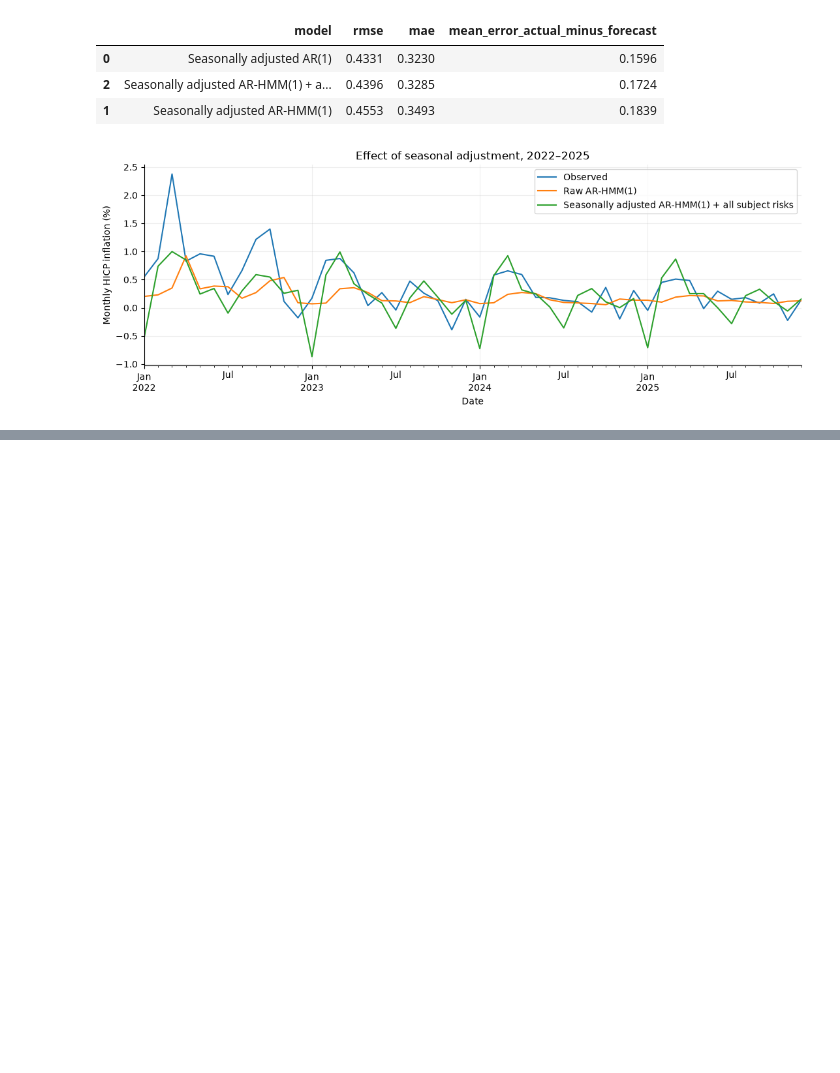
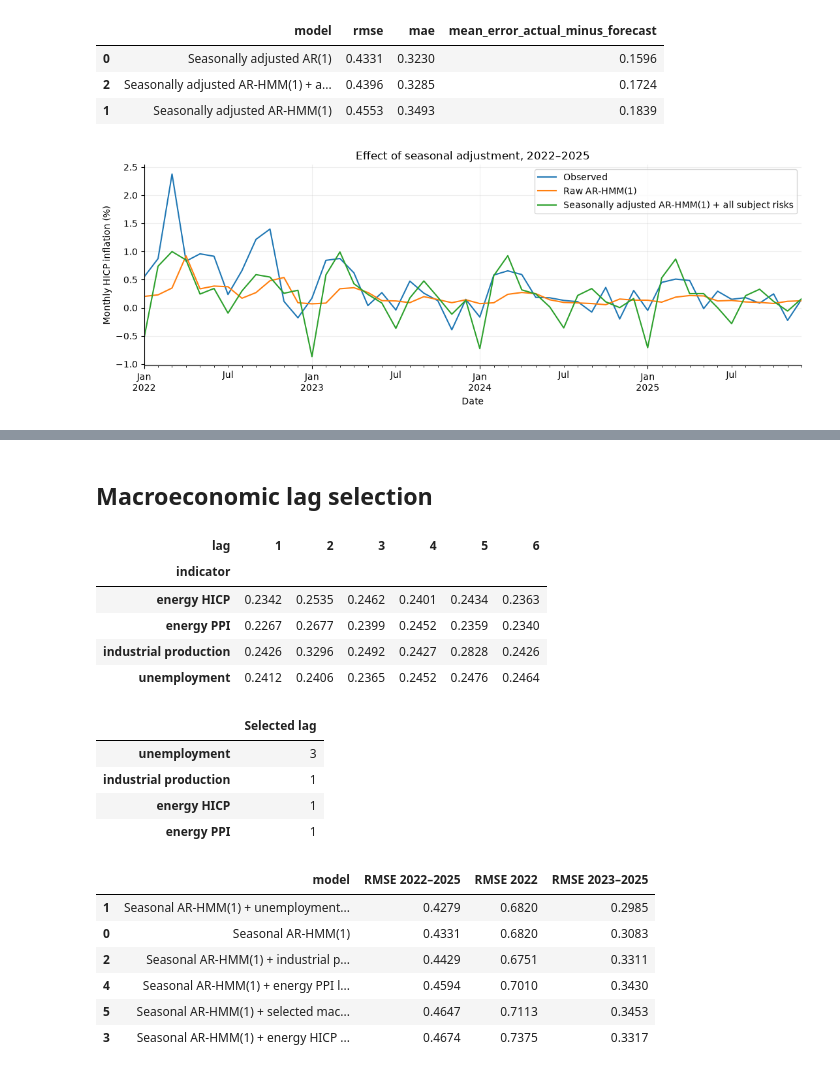
Before and after one commit to zahra-ynp/Thesis, a Jupyter notebook: modelling/notebooks/03_European_Union_Replication.ipynb, the cells around one changed output, grey strips where cells are left out. Saved outputs shown, nothing was run; the diff lists cells and outputs as text; code cells hidden in the pictures; blank space fills up the shorter version.

```diff
--- a/modelling/notebooks/03_European_Union_Replication.ipynb
+++ b/modelling/notebooks/03_European_Union_Replication.ipynb
@@ -173,0 +217,33 @@ plt.show()
+# %% [markdown]
+## Macroeconomic lag selection
+# %%
+macro_lags = results['macro_lag_experiment']
+lag_grid = pd.DataFrame([{'indicator': item['indicator'], 'lag': item['lag'],
+                           'validation_rmse': item['metrics']['rmse']}
+                          for item in macro_lags['candidates']])
+display(lag_grid.pivot(index='indicator', columns='lag', values='validation_rmse').round(4))
+display(pd.Series(macro_lags['selected_lags'], name='Selected lag').to_frame())
+lag_test = pd.DataFrame([{'model': item['model'], 'RMSE 2022–2025': item['metrics']['rmse'],
+                          'RMSE 2022': item['subperiod_metrics']['2022']['rmse'],
+                          'RMSE 2023–2025': item['subperiod_metrics']['2023-2025']['rmse']}
+                         for item in macro_lags['final_test']])
+display(lag_test.sort_values('RMSE 2022–2025').round(4))
+# %% [output]
+| lag | 1 | 2 | 3 | 4 | 5 | 6 |
+| indicator |  |  |  |  |  |  |
+| energy HICP | 0.2342 | 0.2535 | 0.2462 | 0.2401 | 0.2434 | 0.2363 |
+| energy PPI | 0.2267 | 0.2677 | 0.2399 | 0.2452 | 0.2359 | 0.2340 |
+| industrial production | 0.2426 | 0.3296 | 0.2492 | 0.2427 | 0.2828 | 0.2426 |
+| unemployment | 0.2412 | 0.2406 | 0.2365 | 0.2452 | 0.2476 | 0.2464 |
+|  | Selected lag |
+| unemployment | 3 |
+| industrial production | 1 |
+| energy HICP | 1 |
+| energy PPI | 1 |
+|  | model | RMSE 2022–2025 | RMSE 2022 | RMSE 2023–2025 |
+| 1 | Seasonal AR-HMM(1) + unemployment... | 0.4279 | 0.6820 | 0.2985 |
+| 0 | Seasonal AR-HMM(1) | 0.4331 | 0.6820 | 0.3083 |
+| 2 | Seasonal AR-HMM(1) + industrial p... | 0.4429 | 0.6751 | 0.3311 |
+| 4 | Seasonal AR-HMM(1) + energy PPI l... | 0.4594 | 0.7010 | 0.3430 |
+| 5 | Seasonal AR-HMM(1) + selected mac... | 0.4647 | 0.7113 | 0.3453 |
+| 3 | Seasonal AR-HMM(1) + energy HICP ... | 0.4674 | 0.7375 | 0.3317 |
```
Also changed, not shown: parts of 5 cells of this notebook, 5 other files.
